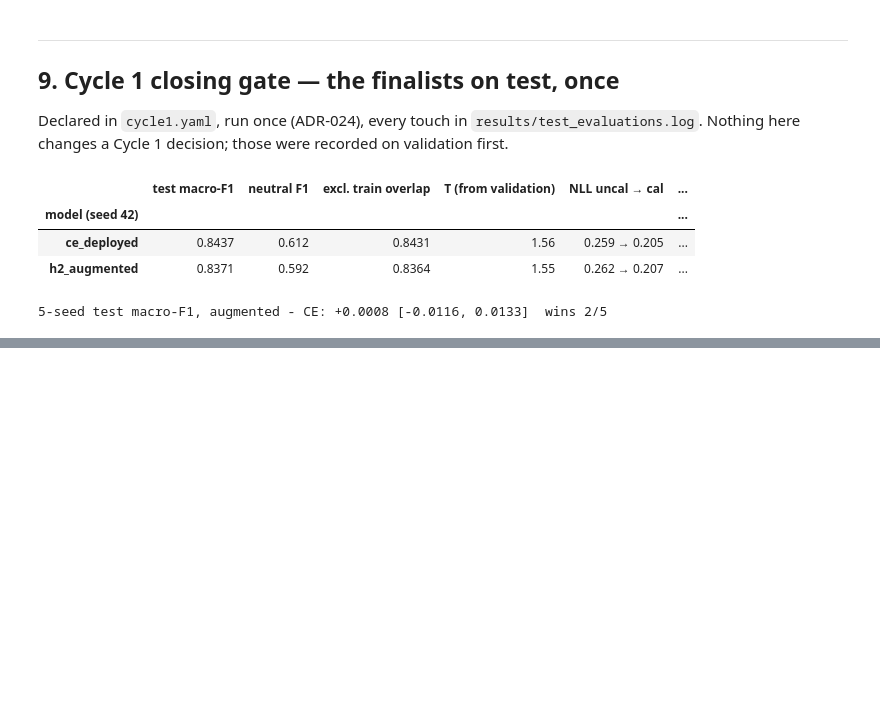
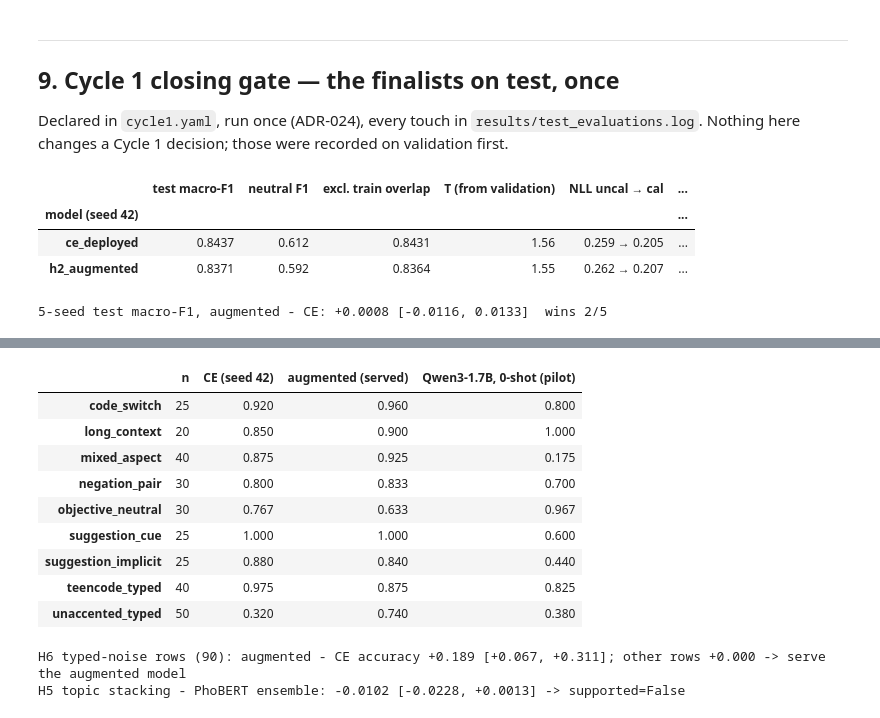
Before and after one commit to ThanhDatVN/ViFeedback-NLP-Service, a Jupyter notebook: notebooks/02_results.ipynb, the cells around one changed output, grey strips where cells are left out. Saved outputs shown, nothing was run; the diff lists cells and outputs as text; code cells hidden in the pictures; blank space fills up the shorter version.

Commit message:
Results notebook: Cycle 2 section (challenge set per category, H5, H6), stale text fixed; re-executed

```diff
--- a/notebooks/02_results.ipynb
+++ b/notebooks/02_results.ipynb
@@ -639,0 +636,33 @@ Current state and open problems: [docs/STATUS.md](../docs/STATUS.md).
+# %%
+ch = load(S / 'challenge' / 'summary.json')
+llm_dir = S / 'llm_reference' / 'Qwen__Qwen3-1.7B' / 'challenge-v4_policy_informal_contrast-k0'
+llm = load(llm_dir / 'summary.json')['challenge'] if (llm_dir / 'summary.json').exists() else None
+cols = {'CE (seed 42)': ch['ce'], 'augmented (served)': ch['augmented']}
+if llm:
+    cols['Qwen3-1.7B, 0-shot (pilot)'] = llm
+table = pd.DataFrame({name: {cat: v['accuracy'] for cat, v in r['by_category'].items()}
+                      for name, r in cols.items()})
+table.insert(0, 'n', pd.Series({cat: v['n'] for cat, v in ch['ce']['by_category'].items()}))
+display(table.round(3))
+
+h6 = ch['h6']
+pb = h6['typed_paired_aug_minus_ce']
+print(f"H6 typed-noise rows ({h6['typed_rows']}): augmented - CE accuracy {pb['observed_diff']:+.3f} "
+      f"[{pb['ci_low']:+.3f}, {pb['ci_high']:+.3f}]; other rows {h6['other_diff']:+.3f} -> {h6['decision']}")
+st = load(S / 'topic_stacking' / 'summary.json')
+ps = st['paired_stacked_minus_dense']
+print(f"H5 topic stacking - PhoBERT ensemble: {ps['observed_diff']:+.4f} "
+      f"[{ps['ci_low']:+.4f}, {ps['ci_high']:+.4f}] -> supported={st['supported']}")
+# %% [output]
+|  | n | CE (seed 42) | augmented (served) | Qwen3-1.7B, 0-shot (pilot) |
+| code_switch | 25 | 0.920 | 0.960 | 0.800 |
+| long_context | 20 | 0.850 | 0.900 | 1.000 |
+| mixed_aspect | 40 | 0.875 | 0.925 | 0.175 |
+| negation_pair | 30 | 0.800 | 0.833 | 0.700 |
+| objective_neutral | 30 | 0.767 | 0.633 | 0.967 |
+| suggestion_cue | 25 | 1.000 | 1.000 | 0.600 |
+| suggestion_implicit | 25 | 0.880 | 0.840 | 0.440 |
+| teencode_typed | 40 | 0.975 | 0.875 | 0.825 |
+| unaccented_typed | 50 | 0.320 | 0.740 | 0.380 |
+H6 typed-noise rows (90): augmented - CE accuracy +0.189 [+0.067, +0.311]; other rows +0.000 -> serve the augmented model
+H5 topic stacking - PhoBERT ensemble: -0.0102 [-0.0228, +0.0013] -> supported=False
```
Also changed, not shown: parts of 6 cells of this notebook, 1 other file.
